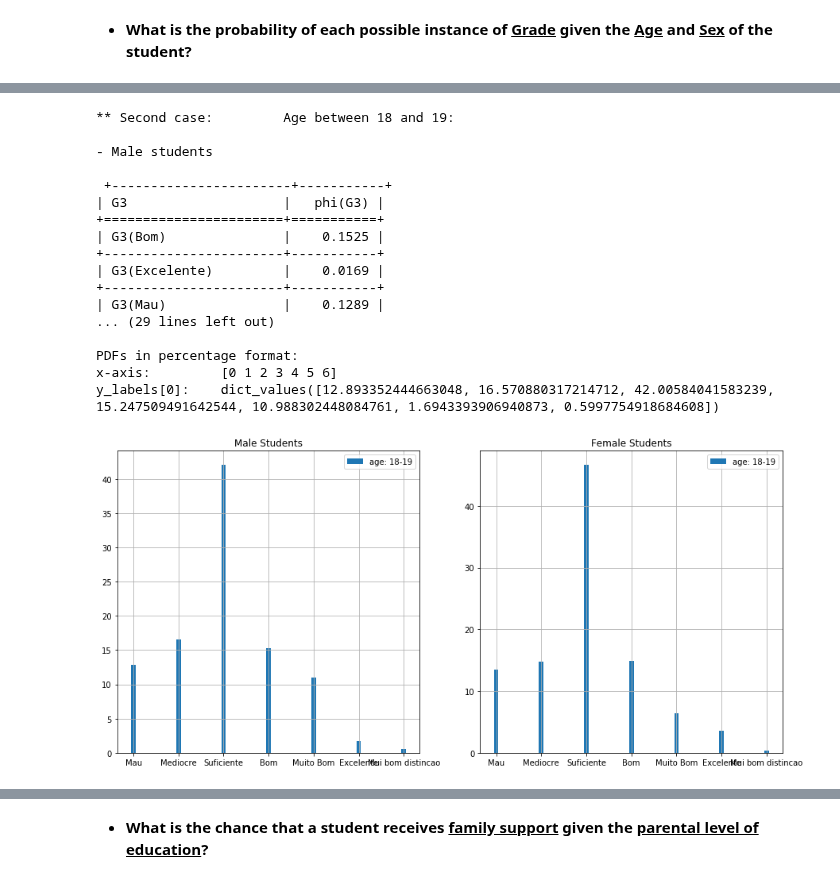
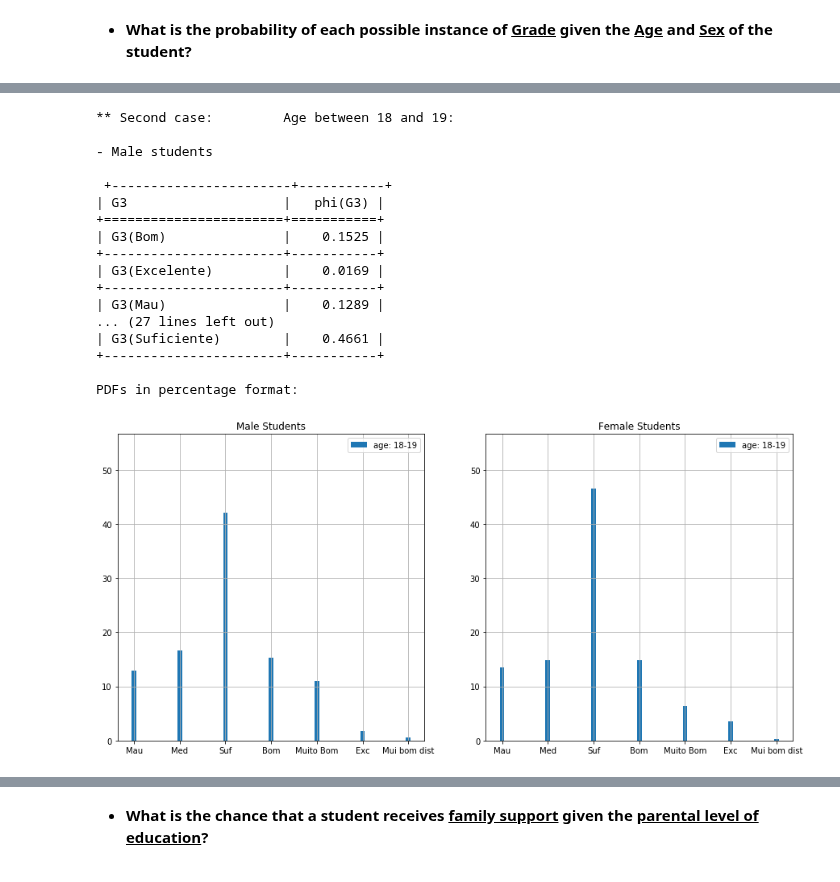
Before and after one commit to Mikalb98/StudentAnalysis-BayesianNetwork, a Jupyter notebook: Bayesian Model.ipynb, the cells around one changed output, grey strips where cells are left out. Drawn from its saved outputs; the diff is of its cells as text; code cells hidden in the pictures.

```diff
--- a/Bayesian Model.ipynb
+++ b/Bayesian Model.ipynb
@@ -2049,20 +2049,22 @@ def plot_pdf(rows, cols, titles, pdf_legends, figsize, x_ticklabels, diz):
     #define axis' labels and values:
     x_axis = np.arange(len(x_ticklabels))
 
-    print(f"x-axis: \t{x_axis}")
     y_labels = []
+    max_height = []
 
     for k in range(len(diz)):
         y_labels.append(diz[k].values())
 
-    print(f"y_labels[0]: \t{y_labels[0]}")
+        max_height.append(max(list(diz[k].values())))
 
+    max_height = max(max_height)+10
     #iteratively create subplots:
     index = 0
 
     if rows == 1:
         for i in range(cols):
             ax[i].bar(x_axis, y_labels[index], tick_label = x_ticklabels, label = pdf_legends[index], width = 0.1)
+            ax[i].set_ylim(top=max_height)
             ax[i].grid()
             ax[i].legend()
             ax[i].set_title(titles[index])
@@ -2073,6 +2075,7 @@ def plot_pdf(rows, cols, titles, pdf_legends, figsize, x_ticklabels, diz):
         for j in range(cols):
             for i in range(rows):
                 ax[i,j].bar(x_axis, y_labels[index], tick_label = x_ticklabels, label = pdf_legends[index], width = 0.1)
+                ax[i,j].set_ylim(top=max_height)
                 ax[i,j].grid()
                 ax[i,j].legend()
                 ax[i,j].set_title(titles[index])
@@ -2197,21 +2200,21 @@ print(f"\n- Female students\n\n{q2_2}")
 
 #x axis ticklabels:
 x_ticklabels = ["Mau",
-                "Mediocre",
-                "Suficiente",
+                "Med",
+                "Suf",
                 "Bom",
                 "Muito Bom",
-                "Excelente",
-                "Mui bom distincao"]
+                "Exc",
+                "Mui bom dist"]
 
 #Setting y values of first dictionary:
 diz1 = dict({"Bom": q2_1.values[0]*100,
-             "Excelente": q2_1.values[1]*100,
+             "Exc": q2_1.values[1]*100,
              "Mau": q2_1.values[2]*100,
-             "Mediocre": q2_1.values[3]*100,
-             "Mui bom distincao": q2_1.values[4]*100,
+             "Med": q2_1.values[3]*100,
+             "Mui bom dist": q2_1.values[4]*100,
              "Muito Bom": q2_1.values[5]*100,
-             "Suficiente": q2_1.values[6]*100
+             "Suf": q2_1.values[6]*100
             })
 
 
@@ -2221,12 +2224,12 @@ diz1 = {k: diz1[k] for k in x_ticklabels}
 
 #Setting y values of second dictionary:
 diz2 = dict({"Bom": q2_2.values[0]*100,
-             "Excelente": q2_2.values[1]*100,
+             "Exc": q2_2.values[1]*100,
              "Mau": q2_2.values[2]*100,
-             "Mediocre": q2_2.values[3]*100,
-             "Mui bom distincao": q2_2.values[4]*100,
+             "Med": q2_2.values[3]*100,
+             "Mui bom dist": q2_2.values[4]*100,
              "Muito Bom": q2_2.values[5]*100,
-             "Suficiente": q2_2.values[6]*100
+             "Suf": q2_2.values[6]*100
             })
 
 
@@ -2240,37 +2243,37 @@ cols = 2
 titles = ["Male Students", "Female Students"]
 pdf_legends = ['age: 18-19', 'age: 18-19']
 figsize = (15,7)
 diz = [diz1, diz2]
 
 
 #plot all the pdf:
 print("\nPDFs in percentage format:")
 plot_pdf(rows = rows,
          cols = cols,
          titles = titles,
          pdf_legends = pdf_legends,
          figsize = figsize,
          x_ticklabels = x_ticklabels,
          diz = diz)
 # %% [output]
 ** Second case:         Age between 18 and 19:
 
 - Male students
 
  +-----------------------+-----------+
 | G3                    |   phi(G3) |
 +=======================+===========+
 | G3(Bom)               |    0.1525 |
 +-----------------------+-----------+
 | G3(Excelente)         |    0.0169 |
 +-----------------------+-----------+
 | G3(Mau)               |    0.1289 |
-... (29 lines left out)
+... (27 lines left out)
+| G3(Suficiente)        |    0.4661 |
++-----------------------+-----------+
 
 PDFs in percentage format:
-x-axis:         [0 1 2 3 4 5 6]
-y_labels[0]:    dict_values([12.893352444663048, 16.570880317214712, 42.00584041583239, 15.247509491642544, 10.988302448084761, 1.6943393906940873, 0.5997754918684608])
-[figure, old version]
+[figure, new version]
 # %%
 #--------Inference CPT representations--------
 
```
Also changed, not shown: parts of 11 cells of this notebook.
